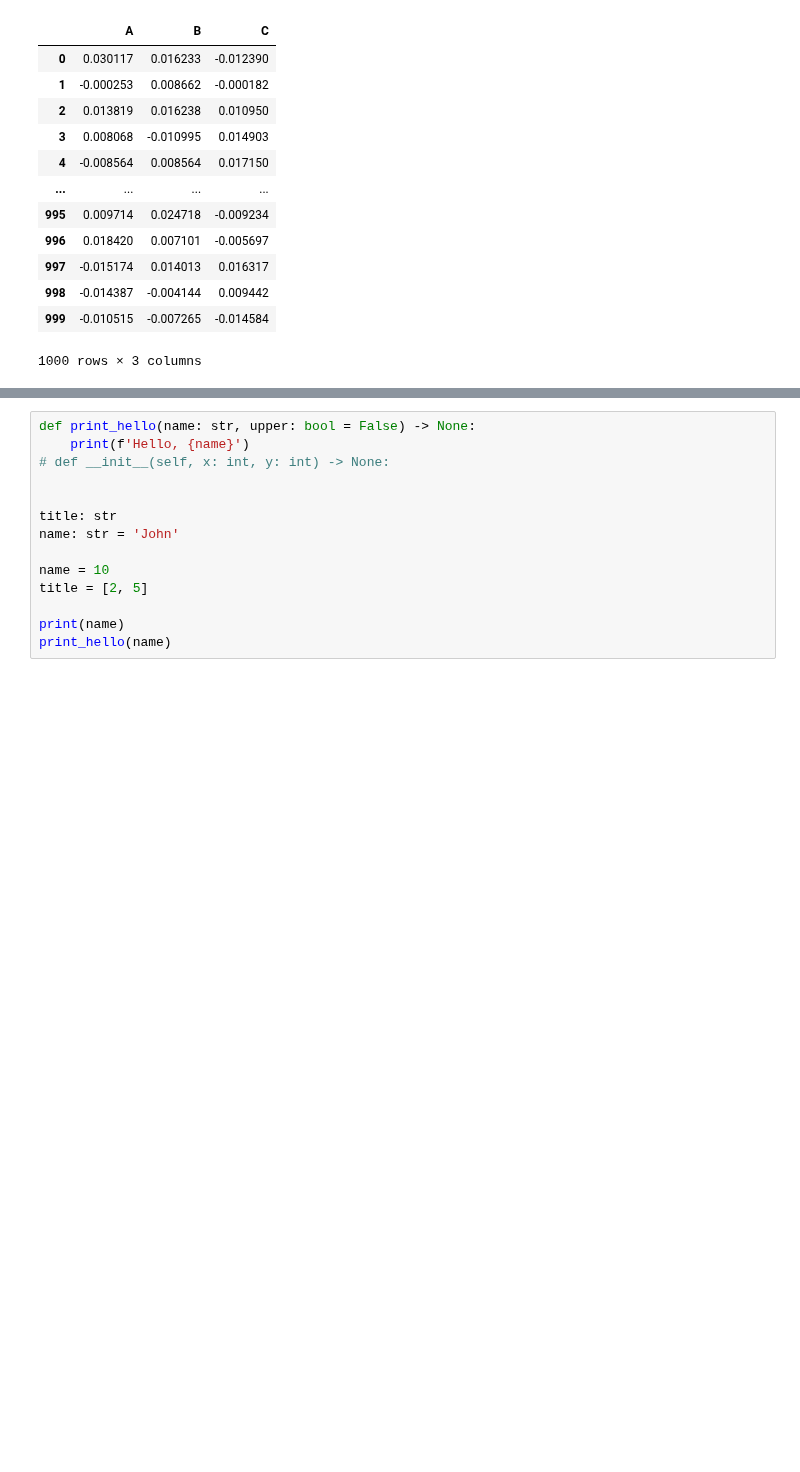
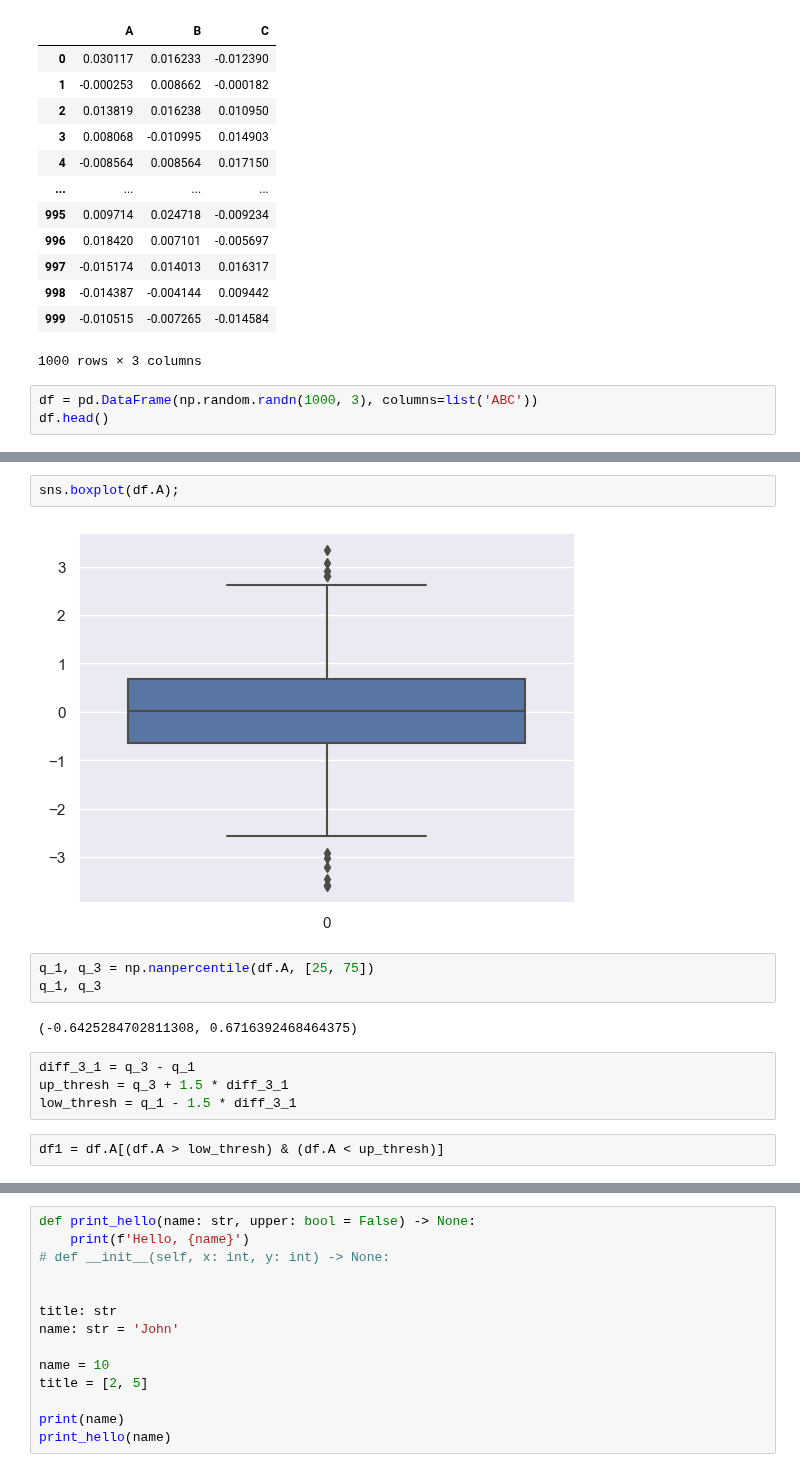
Before and after one commit to gbrs/ipython_notebook_probes, a Jupyter notebook: Probe.ipynb, the cells around one changed output, grey strips where cells are left out. Drawn from its saved outputs; the diff is of its cells as text; blank space fills up the shorter version.

```diff
--- a/Probe.ipynb
+++ b/Probe.ipynb
@@ -798,3 +798,6 @@ zscore(df) - zscore(df1)
 | 998 | -0.014387 | -0.004144 | 0.009442 |
 | 999 | -0.010515 | -0.007265 | -0.014584 |
 1000 rows × 3 columns
+# %%
+df = pd.DataFrame(np.random.randn(1000, 3), columns=list('ABC'))
+df.head()
@@ -800,0 +811,15 @@ zscore(df) - zscore(df1)
+# %%
+sns.boxplot(df.A);
+# %% [output]
+[figure, added]
+# %%
+q_1, q_3 = np.nanpercentile(df.A, [25, 75])
+q_1, q_3
+# %% [output]
+(-0.6425284702811308, 0.6716392468464375)
+# %%
+diff_3_1 = q_3 - q_1
+up_thresh = q_3 + 1.5 * diff_3_1
+low_thresh = q_1 - 1.5 * diff_3_1
+# %%
+df1 = df.A[(df.A > low_thresh) & (df.A < up_thresh)]
```
Also changed, not shown: parts of 2 cells of this notebook.
